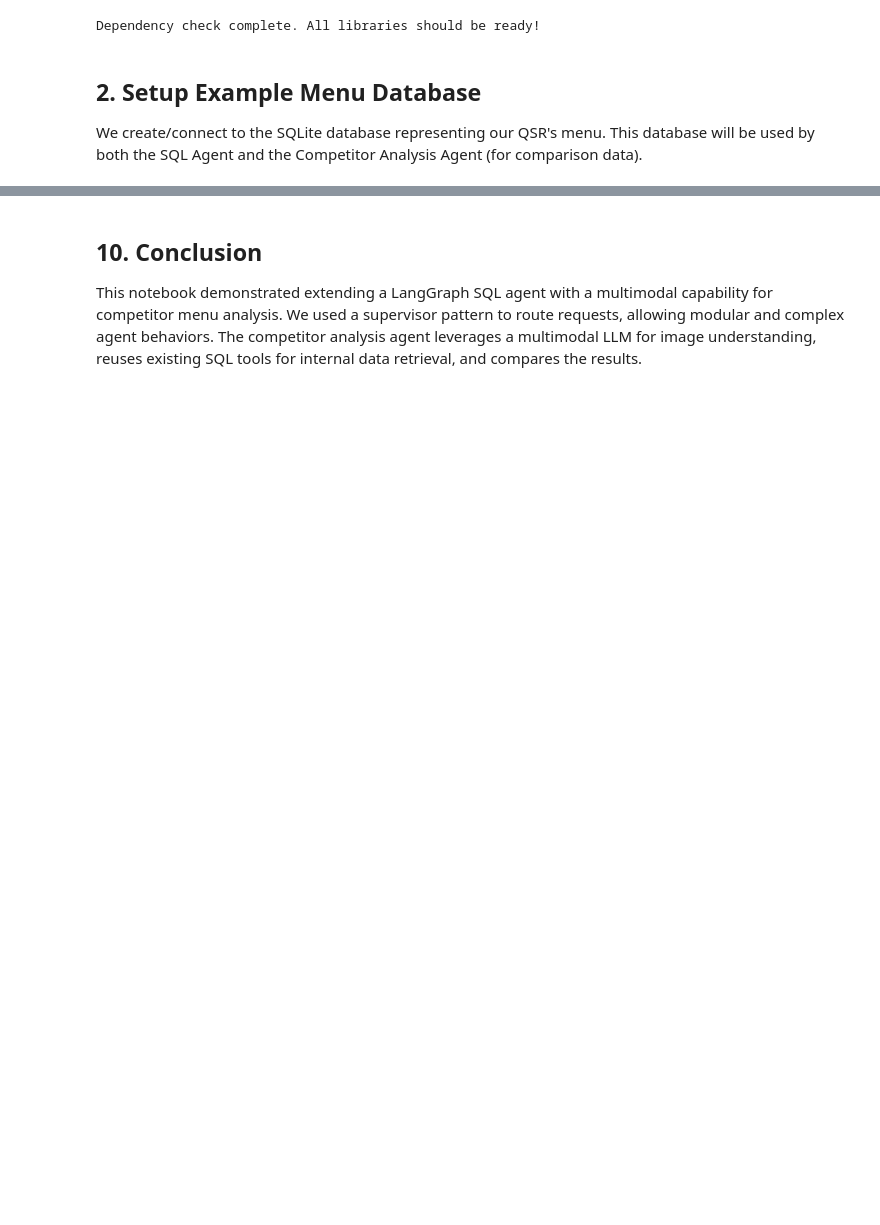
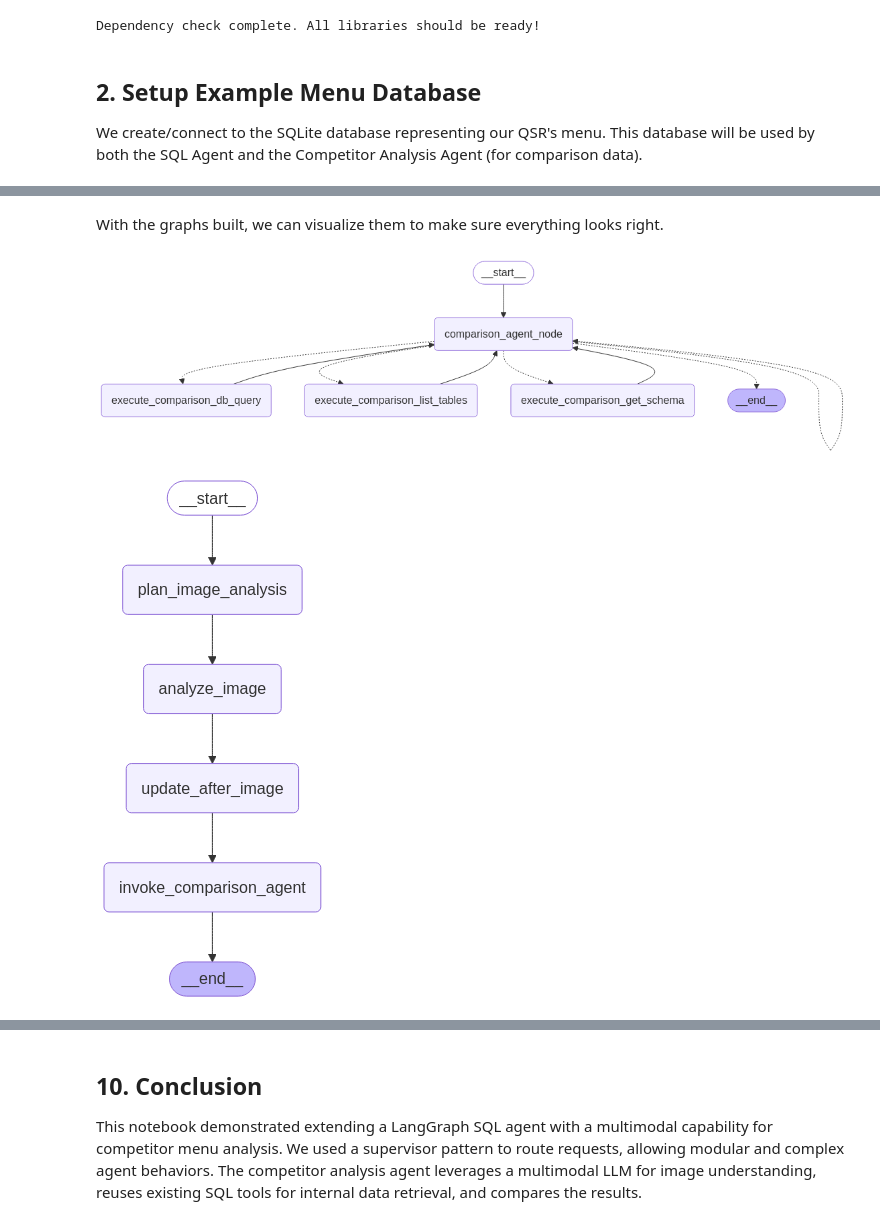
Before and after one commit to WhileNickFork/qsr-menu-llm-tutorial, a Jupyter notebook: 3-LangGraph-Vision.ipynb, the cells around one changed output, grey strips where cells are left out. Drawn from its saved outputs; the diff is of its cells as text; code cells hidden in the pictures; blank space fills up the shorter version.

```diff
--- a/3-LangGraph-Vision.ipynb
+++ b/3-LangGraph-Vision.ipynb
@@ -1121,14 +157,0 @@ def plan_image_analysis_node(state: CompetitorAnalysisState):
-# %%
-# cell 6.2
-def update_state_after_image_analysis(state: CompetitorAnalysisState):
-    messages = state.get('messages', [])
-    last_message = messages[-1] if messages else None
-    state['competitor_data_json'] = "Error: No tool message found."
-
-    if isinstance(last_message, ToolMessage) and last_message.name == analyze_competitor_menu_image.name:
-        content = last_message.content
-        if content.strip().startswith('['):
-            state['competitor_data_json'] = content
-        else:
-            state['competitor_data_json'] = f"Error analyzing image: {content}"
-    return state
@@ -2108,0 +1299,18 @@ Final Answer:
+# %% [markdown]
+With the graphs built, we can visualize them to make sure everything looks right.
+# %%
+from IPython.display import Image, display
+# If you have langgraph's drawing dependencies installed:
+def display_graph(graph, name="Graph"):
+    try:
+        png_data = graph.get_graph().draw_mermaid_png()
+        display(Image(png_data))
+    except Exception as e:
+        print(f"Could not draw {name}: {e}")
+
+
+display_graph(comparison_agent_graph, "Comparison Agent Sub-Graph")
+display_graph(competitor_analysis_graph, "Competitor Analysis Agent Sub-Graph")
+# %% [output]
+[figure, added]
+[figure, added]
```
Also changed, not shown: parts of 78 cells of this notebook, 2 other files.
